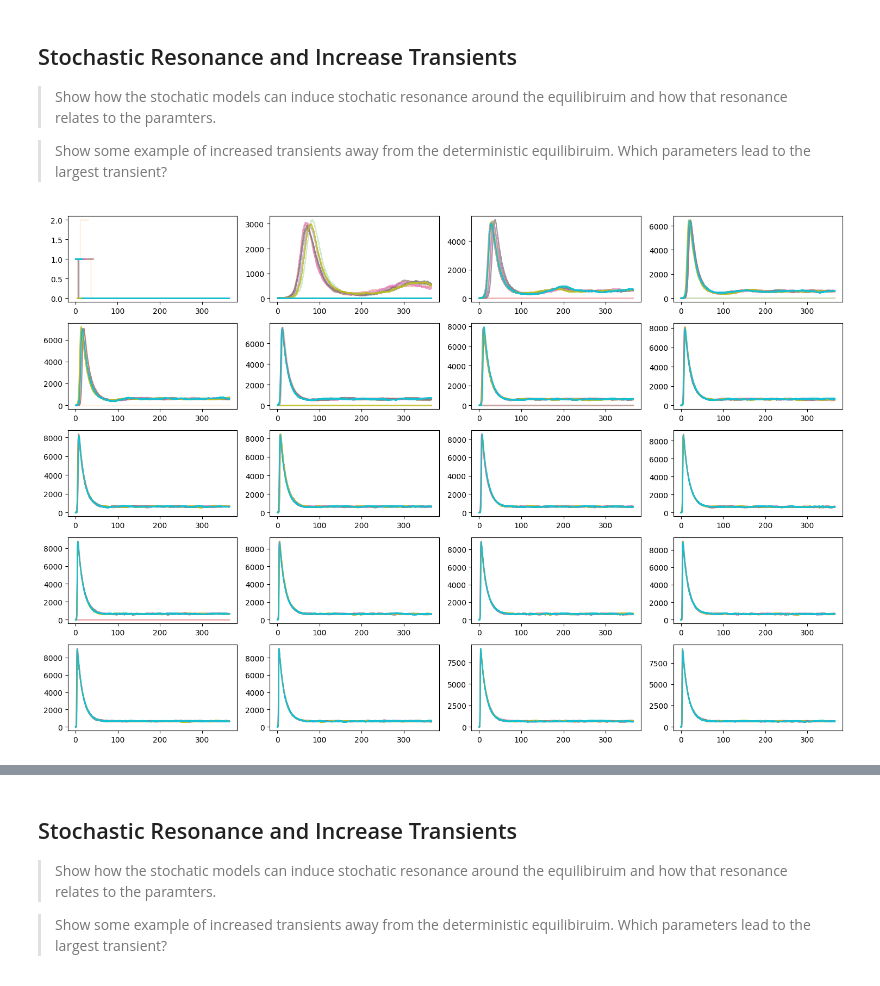
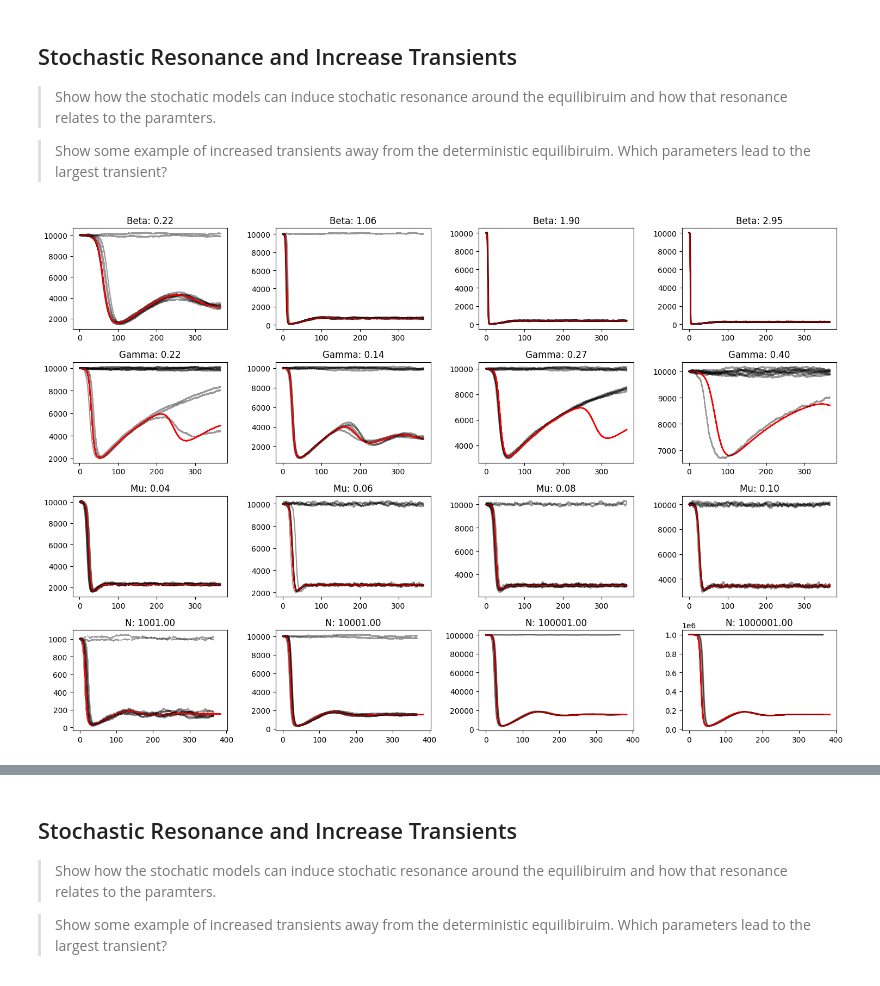
Before and after one commit to AmirSahrani/IntroCompAssignment2_fresh, a Jupyter notebook: Assignment2.ipynb, the cells around one changed output, grey strips where cells are left out. Cells and saved outputs as stored; diff of their text form; code cells hidden in the pictures.

```diff
--- a/Assignment2.ipynb
+++ b/Assignment2.ipynb
@@ -44,9 +44,9 @@ def determinsteSIR(previousState, t, beta, gamma, birth_rate):
     return state
 
 
-def return_Solved(beta, gamma, mu, N):
+def return_Solved(beta, gamma, mu, N, step):
     XYZ = [1, 1 / N, 0]
-    t = np.linspace(0, 365, 1000)
+    t = np.linspace(0, 365, step)
 
     solved = odeint(determinsteSIR, XYZ, t, (beta, gamma, mu))
     return solved
@@ -453,16 +453,36 @@ plt.show()
 
 > Show some example of increased transients away from the deterministic equilibiruim. Which parameters lead to the largest transient?
 # %%
-fig, axs = plt.subplots(5, 4, figsize=(15, 10))
+fig, axs = plt.subplots(4, 4, figsize=(15, 10))
 axs = axs.ravel()
+def plt_row(df, param, plot_start):
+    values = df[param].unique()
+    idx = np.linspace(0, len(values)-1, 4).astype(int)
+    for plot, beta in enumerate(values[idx], start = plot_start):
+        numbers = [float(x) for x in df.columns[1:-6]]
+        filtered_df = df.loc[(df[param] == beta) & (df["group"] == "S")]
+        for i in range(10):
+            kwargs = {}
+            parameters = ["beta","gamma","mu","N"]
+            parameters.remove(param)
+            for x in parameters:
+                kwargs[x] = df[x].unique()[0]
+            kwargs[param] = beta
+            determinist_data = return_Solved(**kwargs, step = len(numbers))[:, 0] * kwargs["N"]
+            if param == "N":
+                mult = beta
+            else:
+                mult = 1
+            axs[plot].plot(numbers, determinist_data, color="r")
+            axs[plot].plot(numbers, filtered_df.iloc[i, 1:-6]*mult, color = "black",alpha= 0.4)
+            axs[plot].set_title(f"{param.capitalize()}: {beta:.2f}")
 
-for plot, beta in enumerate(beta_df["beta"].unique()):
-    filtered_df = beta_df.loc[(beta_df["beta"] == beta) & (beta_df["group"] == "I"), :]
-    for i in range(10):
-        axs[plot].plot(numbers, filtered_df.iloc[i, 1:-6], alpha=i / 9)
-
+plt_row(beta_df.loc[(0.1 < beta_df["beta"]) & (beta_df["beta"] < 3)], "beta", 0)
+plt_row(gamma_df.loc[(0.05 < gamma_df["gamma"]) & (gamma_df["gamma"] < 0.4)], "gamma",4)
+plt_row(mu_df.loc[mu_df["mu"] > 0.04], "mu",8)
+plt_row(N_df.loc[N_df["N"] > 999], "N",12)
 plt.tight_layout()
 plt.savefig("Plot", dpi=500)
 # %% [output]
-[figure, old version]
+[figure, new version]
 # %%
```
Also changed, not shown: parts of 6 cells of this notebook, 1 other file.
